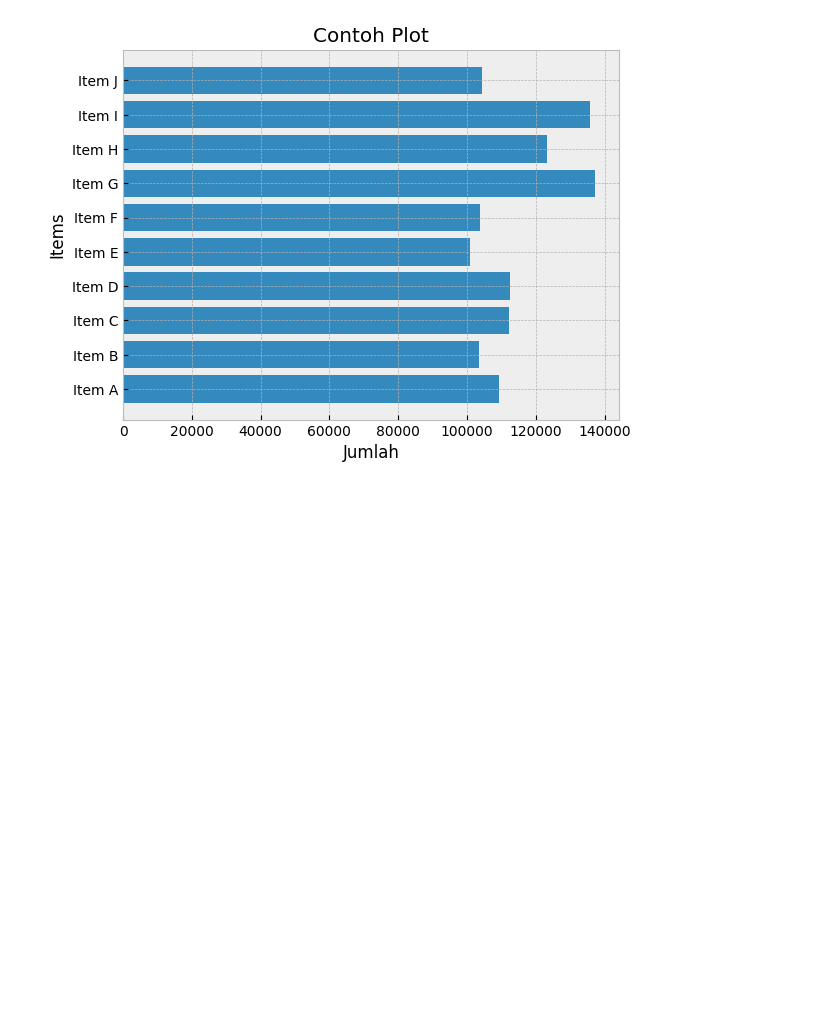
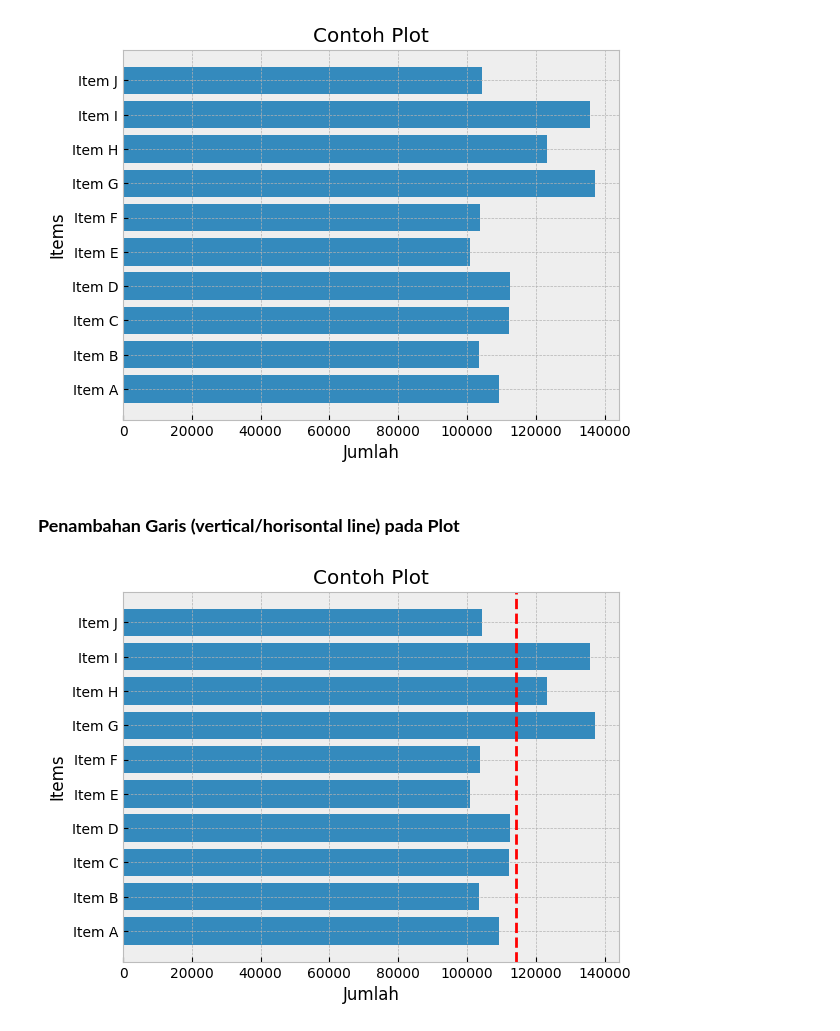
Before and after one commit to LatiefDataVisionary/matplotlib-with-indonesia-belajar, a Jupyter notebook: Matplotlib_16_|_Alur_Hidup_Plot_|_Plot_Lifecycle.ipynb, the cells around one changed output. Drawn from its saved outputs; the diff is of its cells as text; code cells hidden in the pictures; blank space fills up the shorter version.

Commit message:
Penambahan Garis (vertical/horisontal line) pada Plot

```diff
--- a/Matplotlib_16_|_Alur_Hidup_Plot_|_Plot_Lifecycle.ipynb
+++ b/Matplotlib_16_|_Alur_Hidup_Plot_|_Plot_Lifecycle.ipynb
@@ -200,3 +200,20 @@ ax.set(title='Contoh Plot',
 plt.show()
 # %% [output]
 [figure]
+# %% [markdown]
+### **Penambahan Garis (vertical/horisontal line) pada Plot**
+# %%
+fig, ax = plt.subplots()
+ax.barh(items, count)
+
+ax.axvline(np.mean(count),
+           ls='--',
+           color='r')
+
+ax.set(title='Contoh Plot',
+       xlabel='Jumlah',
+       ylabel='Items')
+
+plt.show()
+# %% [output]
+[figure, added]
```
Also changed, not shown: parts of 3 cells of this notebook.
